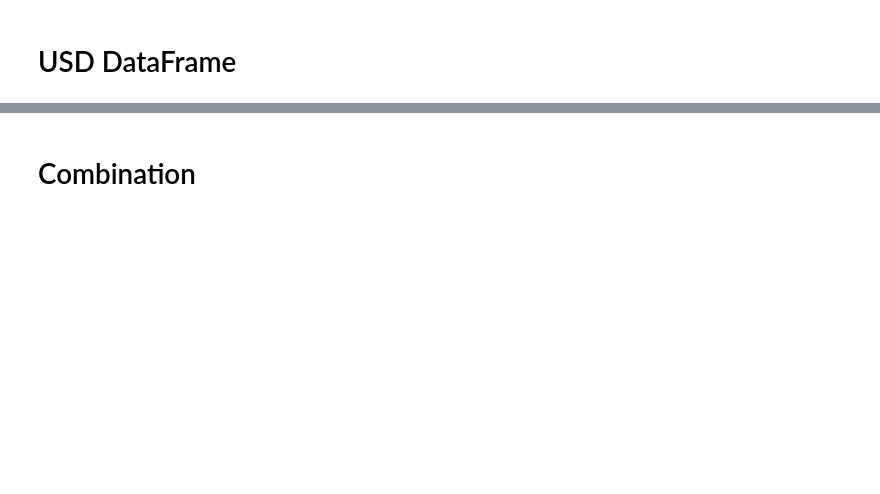
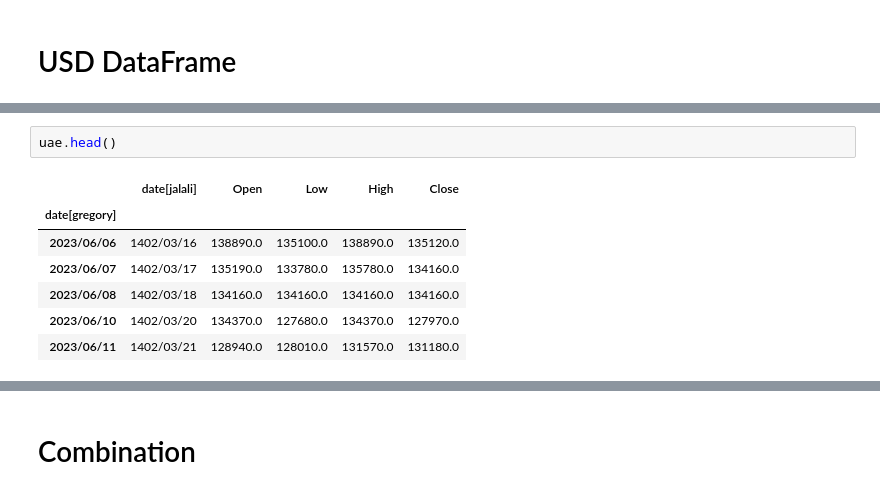
Before and after one commit to amirhu37/just-cause, a Jupyter notebook: just cause/just-cause.ipynb, the cells around one changed output, grey strips where cells are left out. Cells and saved outputs as stored; diff of their text form; blank space fills up the shorter version.

```diff
--- a/just cause/just-cause.ipynb
+++ b/just cause/just-cause.ipynb
@@ -170,0 +95,10 @@ df_gold.head()
+# %%
+uae.head()
+# %% [output]
+|  | date[jalali] | Open | Low | High | Close |
+| date[gregory] |  |  |  |  |  |
+| 2023/06/06 | 1402/03/16 | 138890.0 | 135100.0 | 138890.0 | 135120.0 |
+| 2023/06/07 | 1402/03/17 | 135190.0 | 133780.0 | 135780.0 | 134160.0 |
+| 2023/06/08 | 1402/03/18 | 134160.0 | 134160.0 | 134160.0 | 134160.0 |
+| 2023/06/10 | 1402/03/20 | 134370.0 | 127680.0 | 134370.0 | 127970.0 |
+| 2023/06/11 | 1402/03/21 | 128940.0 | 128010.0 | 131570.0 | 131180.0 |
```
Also changed, not shown: parts of 33 cells of this notebook, 1 other file.
